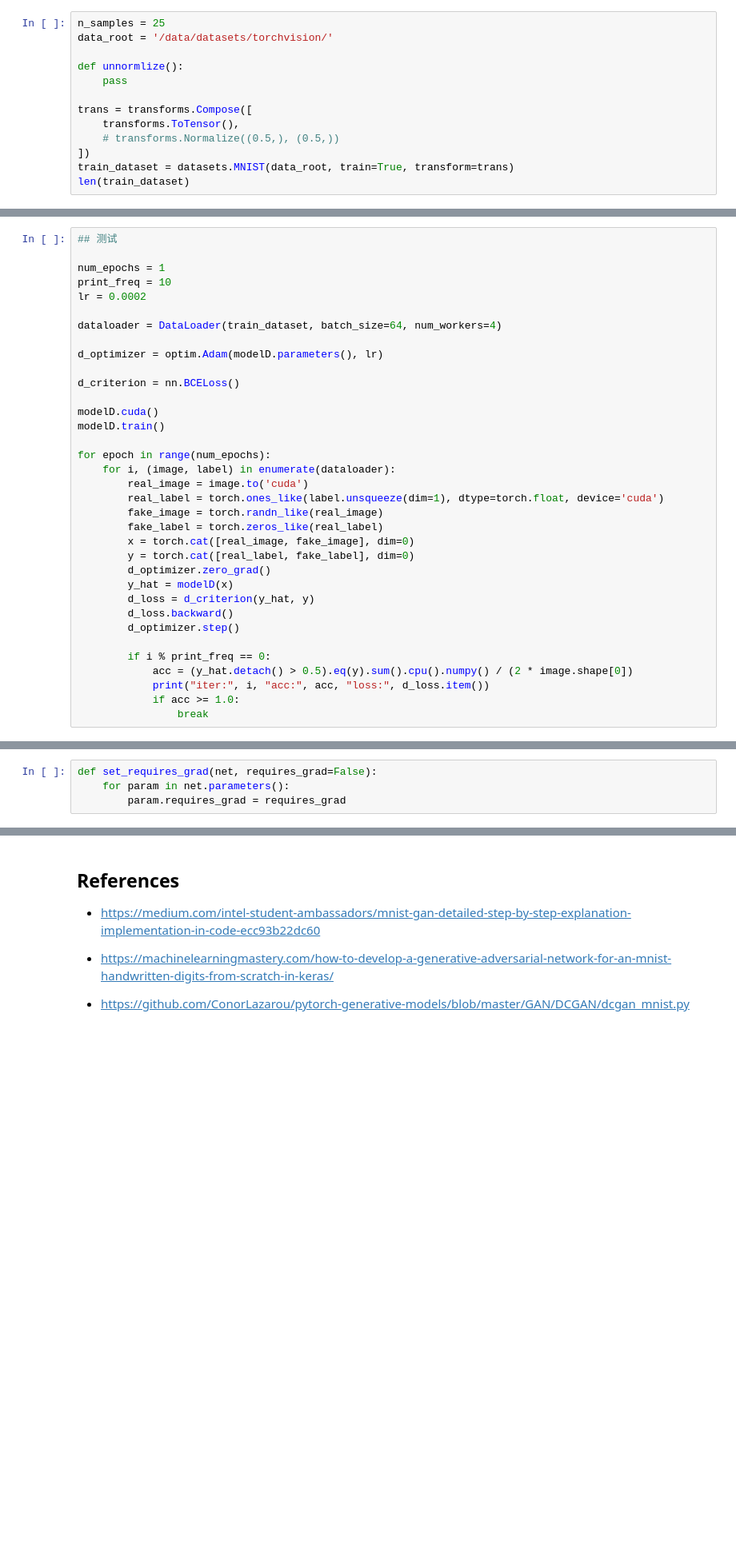
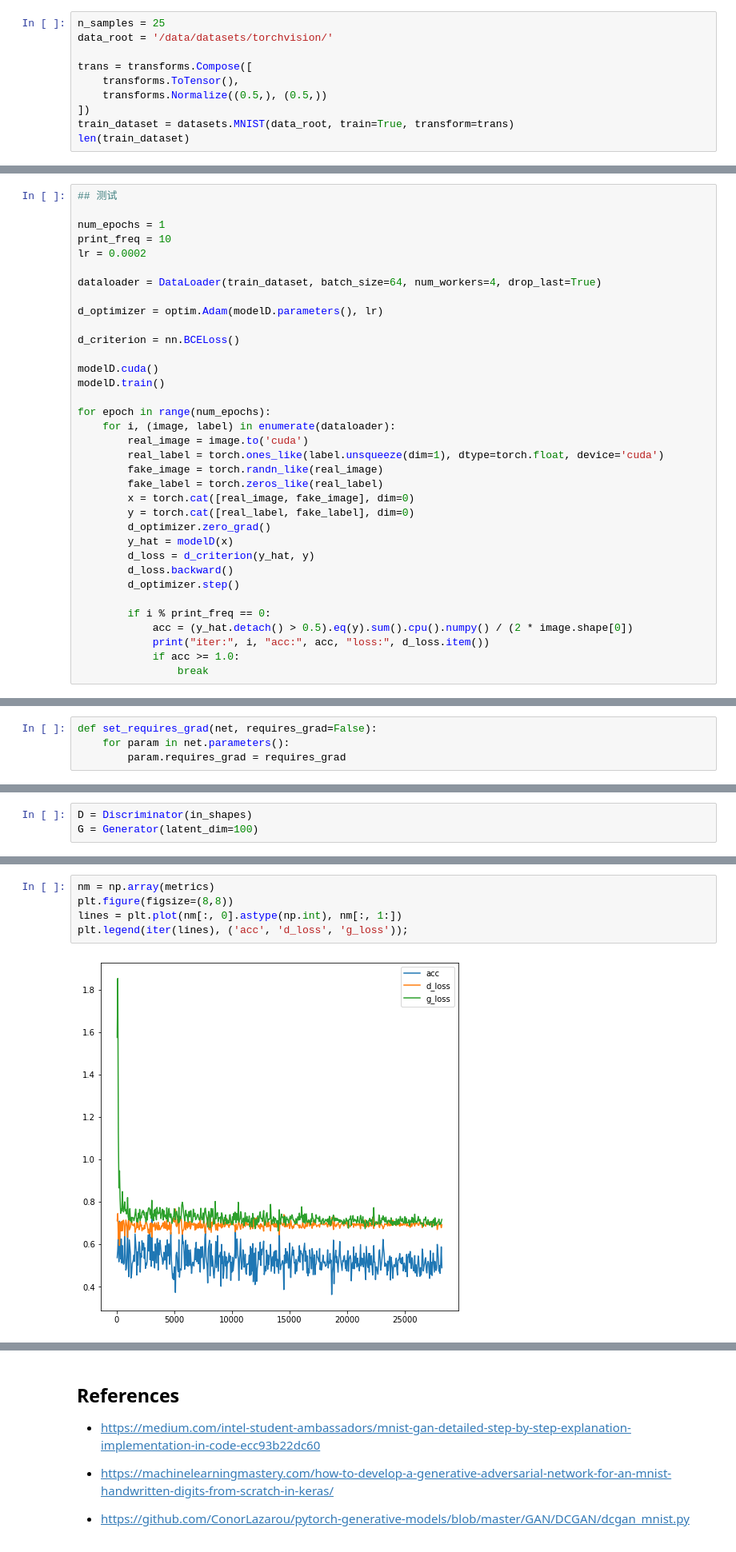
Before and after one commit to qrsforever/hzcsnote, a Jupyter notebook: gan/tasks/mnist.ipynb, the cells around one changed output, grey strips where cells are left out. Shown at 80% size. Saved outputs shown, nothing was run; the diff lists cells and outputs as text; blank space fills up the shorter version.

```diff
--- a/gan/tasks/mnist.ipynb
+++ b/gan/tasks/mnist.ipynb
@@ -28,12 +29,9 @@ torch.manual_seed(8888);
 n_samples = 25
 data_root = '/data/datasets/torchvision/'
 
-def unnormlize():
-    pass
-
 trans = transforms.Compose([
     transforms.ToTensor(),
-    # transforms.Normalize((0.5,), (0.5,))
+    transforms.Normalize((0.5,), (0.5,))
 ])
 train_dataset = datasets.MNIST(data_root, train=True, transform=trans)
 len(train_dataset)
@@ -117,7 +115,7 @@ num_epochs = 1
 print_freq = 10
 lr = 0.0002
 
-dataloader = DataLoader(train_dataset, batch_size=64, num_workers=4)
+dataloader = DataLoader(train_dataset, batch_size=64, num_workers=4, drop_last=True)
 
 d_optimizer = optim.Adam(modelD.parameters(), lr)
 
@@ -218 +218,4 @@ def set_requires_grad(net, requires_grad=False):
+# %%
+D = Discriminator(in_shapes)
+G = Generator(latent_dim=100)
 # %%
@@ -295 +283,8 @@ epoch: 44 batchIdx: 50 acc: 0.8701171875 d_loss: 0.3401224613189697 g_loss: 2.02
+# %%
+nm = np.array(metrics)
+plt.figure(figsize=(8,8))
+lines = plt.plot(nm[:, 0].astype(np.int), nm[:, 1:])
+plt.legend(iter(lines), ('acc', 'd_loss', 'g_loss'));
+# %% [output]
+[figure, added]
 # %%
```
Also changed, not shown: parts of 9 cells of this notebook, 2 other files.
